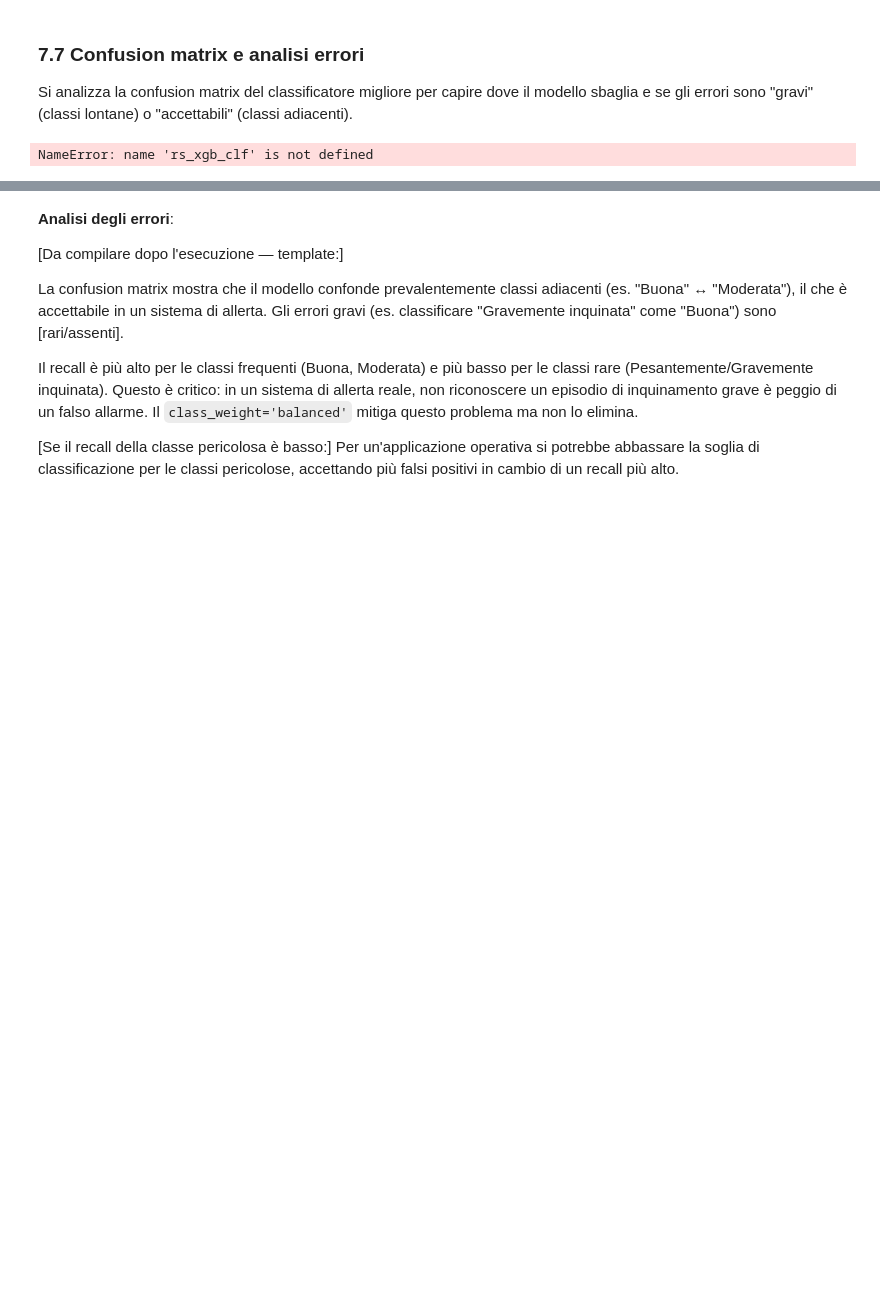
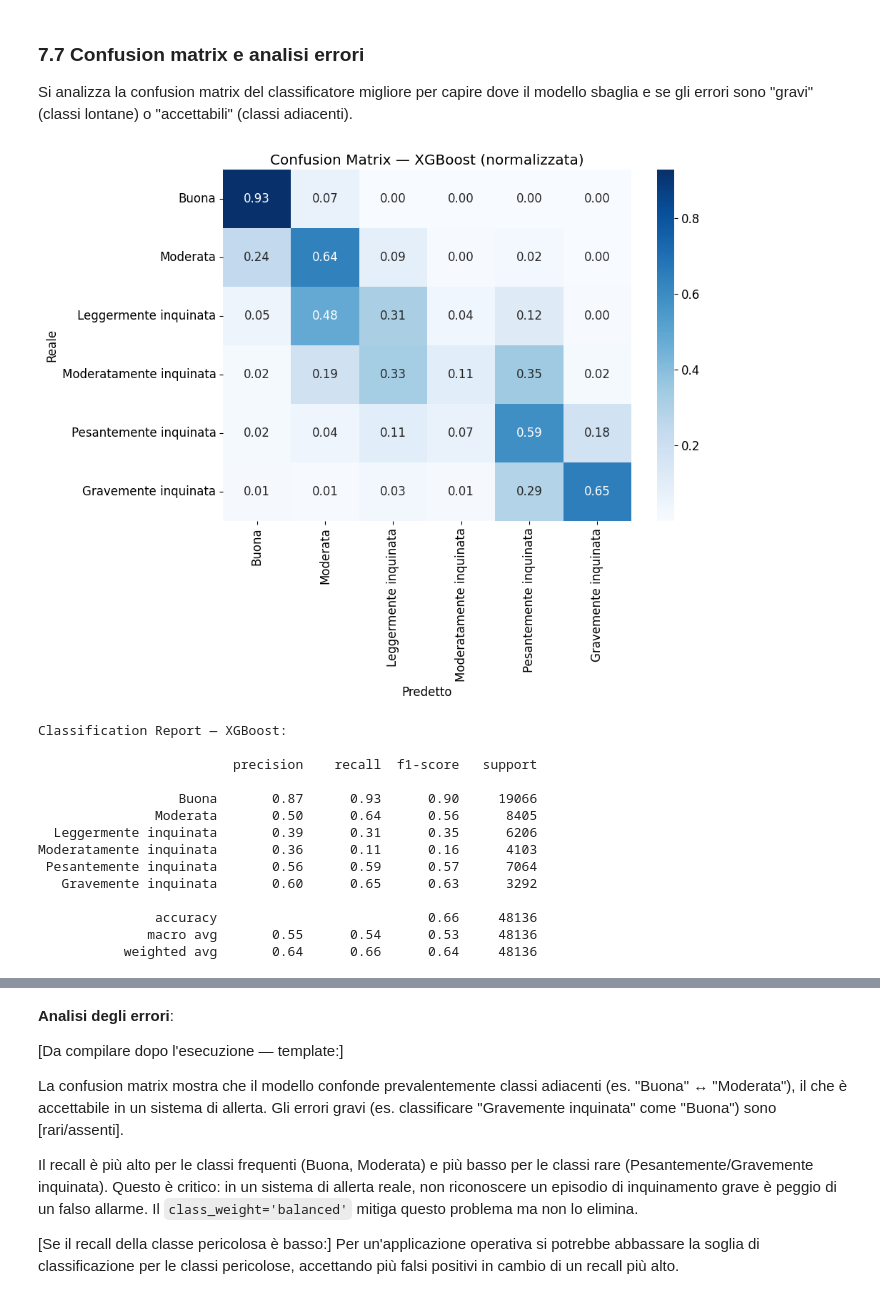
Before and after one commit to cirobassi11/air-quality-prediction, a Jupyter notebook: air_quality_prediction.ipynb, the cells around one changed output, grey strips where cells are left out. Drawn from its saved outputs; the diff is of its cells as text; code cells hidden in the pictures; blank space fills up the shorter version.

```diff
--- a/air_quality_prediction.ipynb
+++ b/air_quality_prediction.ipynb
@@ -1542,30 +1504,41 @@ results_clf_test.round(4)
 
 Si analizza la confusion matrix del classificatore migliore per capire dove il modello sbaglia e se gli errori sono "gravi" (classi lontane) o "accettabili" (classi adiacenti).
 # %%
-# Modello migliore
 best_clf = rs_xgb_clf
 best_name = "XGBoost"
 y_pred_best = best_clf.predict(X_test)
 
-# Confusion matrix
 cm = confusion_matrix(y_test_class, y_pred_best)
+cm_norm = cm.astype('float') / cm.sum(axis=1)[:, np.newaxis]
 
-fig, axes = plt.subplots(1, 1, figsize=(20, 20))
-
-cm_norm = cm.astype('float') / cm.sum(axis=1)[:, np.newaxis]
-sns.heatmap(cm_norm, annot=True, fmt='.2f', cmap='Blues', xticklabels=aqi_names, yticklabels=aqi_names, ax=axes[1])
-axes[1].set_xlabel('Predetto')
-axes[1].set_ylabel('Reale')
-axes[1].set_title(f'Confusion Matrix — {best_name} (normalizzata)')
+fig, ax = plt.subplots(1, 1, figsize=(10, 8))
+sns.heatmap(cm_norm, annot=True, fmt='.2f', cmap='Blues',
+            xticklabels=aqi_names, yticklabels=aqi_names, ax=ax)
+ax.set_xlabel('Predetto')
+ax.set_ylabel('Reale')
+ax.set_title(f'Confusion Matrix — {best_name} (normalizzata)')
 
 plt.tight_layout()
 plt.show()
 
-# Classification report
 print(f"\nClassification Report — {best_name}:\n")
 print(classification_report(y_test_class, y_pred_best, target_names=aqi_names))
 # %% [output]
+[figure, added]
-NameError: name 'rs_xgb_clf' is not defined
+Classification Report — XGBoost:
+
+                         precision    recall  f1-score   support
+
+                  Buona       0.87      0.93      0.90     19066
+               Moderata       0.50      0.64      0.56      8405
+  Leggermente inquinata       0.39      0.31      0.35      6206
+Moderatamente inquinata       0.36      0.11      0.16      4103
+ Pesantemente inquinata       0.56      0.59      0.57      7064
+   Gravemente inquinata       0.60      0.65      0.63      3292
+
+               accuracy                           0.66     48136
+              macro avg       0.55      0.54      0.53     48136
+           weighted avg       0.64      0.66      0.64     48136
 # %%
 recall_per_class = cm.diagonal() / cm.sum(axis=1)
 
```
Also changed, not shown: parts of 38 cells of this notebook, 1 other file.
